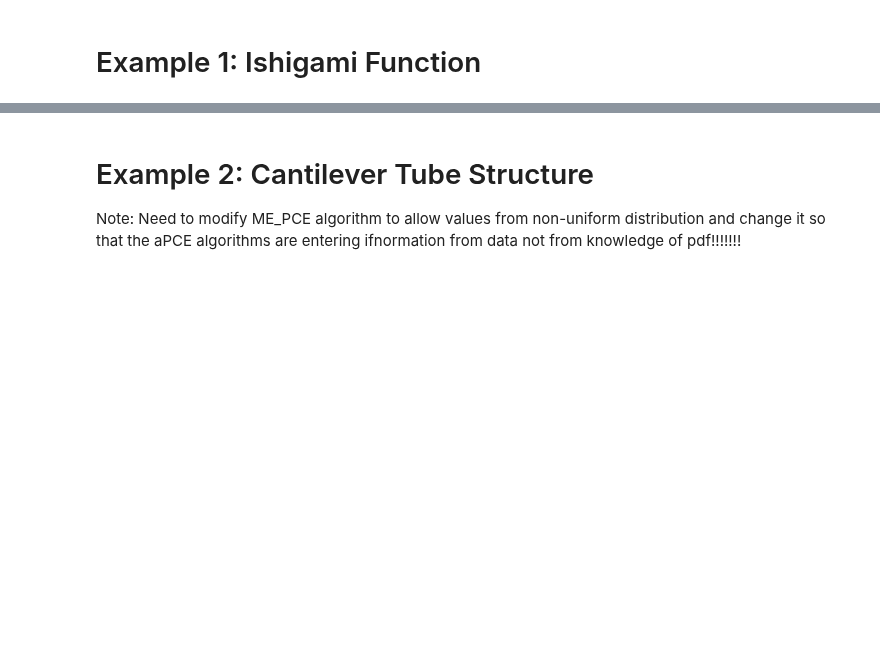
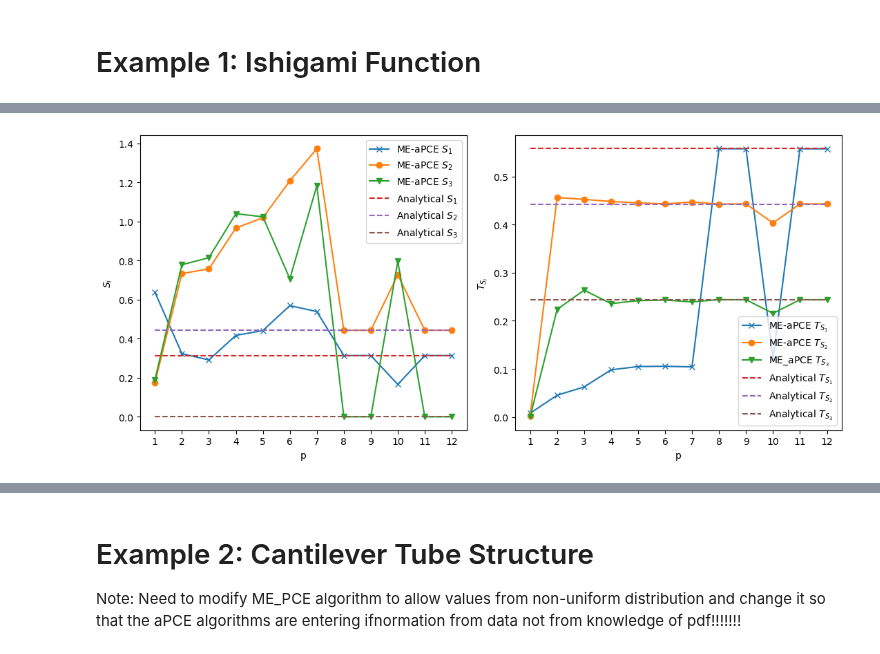
Before and after one commit to IsabelCoronaGuevara/CUDenver-Thesis, a Jupyter notebook: Results_SparseBayesianLearning.ipynb, the cells around one changed output, grey strips where cells are left out. Saved outputs shown, nothing was run; the diff lists cells and outputs as text; code cells hidden in the pictures; blank space fills up the shorter version.

```diff
--- a/Results_SparseBayesianLearning.ipynb
+++ b/Results_SparseBayesianLearning.ipynb
@@ -72,11 +155,6 @@ X_pol = np.random.uniform(-np.pi, np.pi, size=(N_pol, d))
 
 Y_train = tf.ishigami(X_train)
 Y_test = tf.ishigami(X_test)
-# %%
-# Taking max and min of all data
-domain_data = []
-for i in range(d):
-    domain_data.append([np.min([X_train[:,i].min(), X_test[:,i].min()]), np.max([X_train[:,i].max(), X_test[:,i].max()])])
 # %%
 sa = sobol_GSA(d, tf.ishigami)
 
@@ -141,6 +167,0 @@ P = mod.Create_Orthonormal_Polynomials(12)
-# %%
-for i in range(23):
-    z = xi*(b-a)/2 + (b+a)/2
-    print(1/2*np.dot(w, z**i))
-
-mod.mu_mat
@@ -731,0 +318,33 @@ plt.legend();
+# %%
+plt.rcParams['figure.figsize'] = (11,5) # (width, height)
+fig, ax = plt.subplots(1, 2)
+
+
+ax[0].plot(p, np.array(results_Ishigami_AFVB_aPCE_ME[2])[:,0], '-x', label = 'ME-aPCE $S_1$')
+ax[0].plot(p, np.array(results_Ishigami_AFVB_aPCE_ME[2])[:,1], '-o', label = 'ME-aPCE $S_2$')
+ax[0].plot(p, np.array(results_Ishigami_AFVB_aPCE_ME[2])[:,2], '-v', label = 'ME-aPCE $S_3$')
+ax[0].plot(p, [GSA_Ishigami['1st Order'][0]]*12, '--', label = 'Analytical $S_1$')
+ax[0].plot(p, [GSA_Ishigami['1st Order'][1]]*12, '--', label = 'Analytical $S_2$')
+ax[0].plot(p, [GSA_Ishigami['1st Order'][2]]*12, '--', label = 'Analytical $S_3$')
+ax[0].set_xticks(p)
+#plt.yscale("log")
+ax[0].set_xlabel("p")
+ax[0].set_ylabel("$S_i$")
+ax[0].legend()
+
+ax[1].plot(p, np.array(results_Ishigami_AFVB_aPCE_ME[3])[:,0], '-x', label = 'ME-aPCE $T_{S_1}$')
+ax[1].plot(p, np.array(results_Ishigami_AFVB_aPCE_ME[3])[:,1], '-o', label = 'ME-aPCE $T_{S_2}$')
+ax[1].plot(p, np.array(results_Ishigami_AFVB_aPCE_ME[3])[:,2], '-v', label = 'ME_aPCE $T_{S_3}$')
+ax[1].plot(p, [GSA_Ishigami['Total Order'][0]]*12, '--', label = 'Analytical $T_{S_1}$')
+ax[1].plot(p, [GSA_Ishigami['Total Order'][1]]*12, '--', label = 'Analytical $T_{S_2}$')
+ax[1].plot(p, [GSA_Ishigami['Total Order'][2]]*12, '--', label = 'Analytical $T_{S_3}$')
+ax[1].set_xticks(p)
+#plt.yscale("log")
+ax[1].set_xlabel("p")
+plt.ylabel("$T_{S_i}$")
+ax[1].legend()
+
+fig.tight_layout();
+#plt.savefig(wd + '/Ishigami_AFVB_aPCE_ME_GSA.png')
+# %% [output]
+[figure, added]
```
Also changed, not shown: parts of 164 cells of this notebook.
